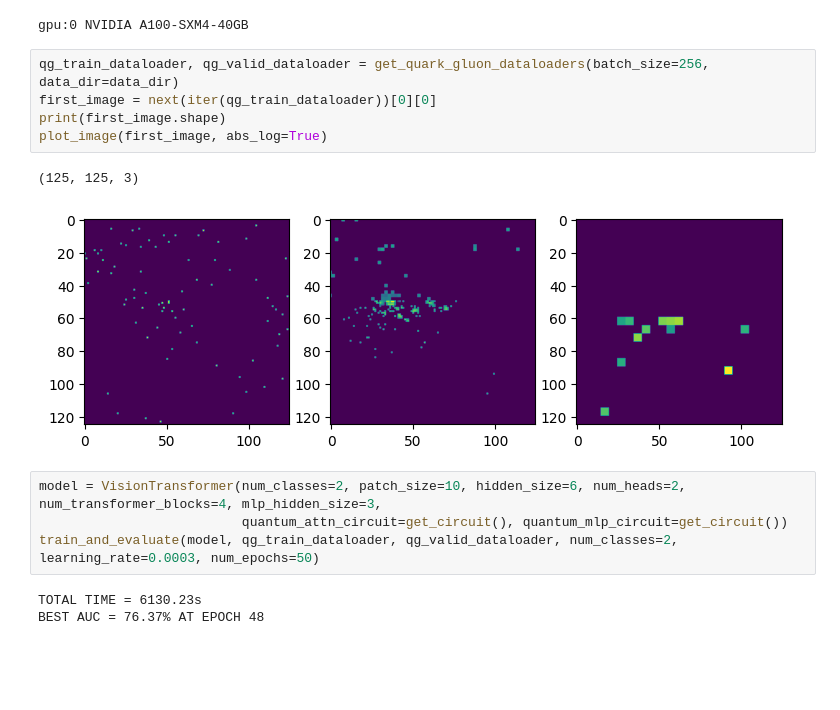
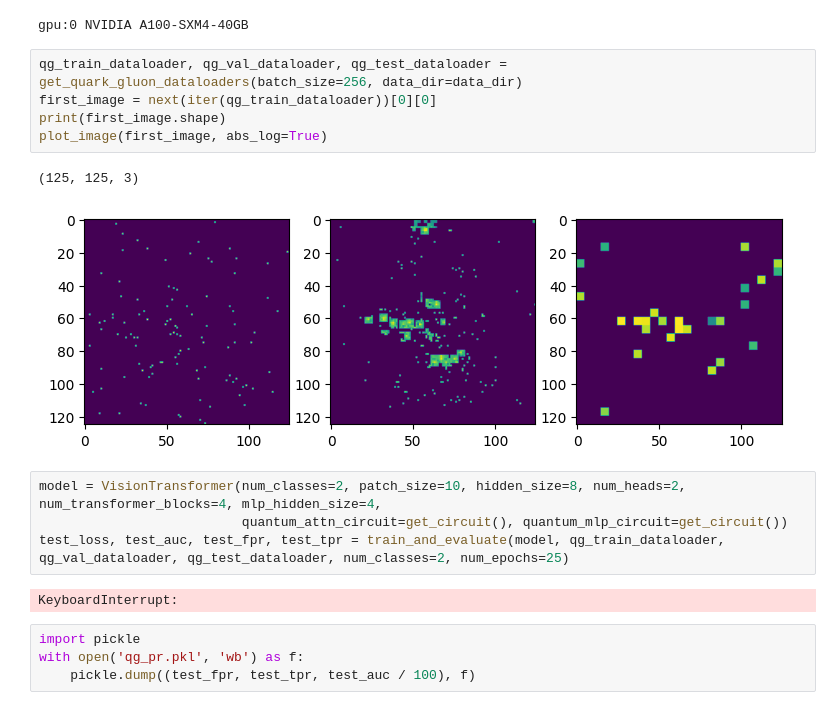
Before and after one commit to salcc/QuantumTransformers, a Jupyter notebook: notebooks/quantum/quark-gluon.ipynb, the cells around one changed output. Saved outputs shown, nothing was run; the diff lists cells and outputs as text; blank space fills up the shorter version.

Commit message:
Evaluate with whole quark-gluon dataset

```diff
--- a/notebooks/quantum/quark-gluon.ipynb
+++ b/notebooks/quantum/quark-gluon.ipynb
@@ -30,17 +30,20 @@ for d in jax.devices():
 # %% [output]
 gpu:0 NVIDIA A100-SXM4-40GB
 # %%
-qg_train_dataloader, qg_valid_dataloader = get_quark_gluon_dataloaders(batch_size=256, data_dir=data_dir)
+qg_train_dataloader, qg_val_dataloader, qg_test_dataloader = get_quark_gluon_dataloaders(batch_size=256, data_dir=data_dir)
 first_image = next(iter(qg_train_dataloader))[0][0]
 print(first_image.shape)
 plot_image(first_image, abs_log=True)
 # %% [output]
 (125, 125, 3)
-[figure, old version]
+[figure, new version]
 # %%
-model = VisionTransformer(num_classes=2, patch_size=10, hidden_size=6, num_heads=2, num_transformer_blocks=4, mlp_hidden_size=3,
+model = VisionTransformer(num_classes=2, patch_size=10, hidden_size=8, num_heads=2, num_transformer_blocks=4, mlp_hidden_size=4,
                           quantum_attn_circuit=get_circuit(), quantum_mlp_circuit=get_circuit())
-train_and_evaluate(model, qg_train_dataloader, qg_valid_dataloader, num_classes=2, learning_rate=0.0003, num_epochs=50)
+test_loss, test_auc, test_fpr, test_tpr = train_and_evaluate(model, qg_train_dataloader, qg_val_dataloader, qg_test_dataloader, num_classes=2, num_epochs=25)
 # %% [output]
-TOTAL TIME = 6130.23s
-BEST AUC = 76.37% AT EPOCH 48
+KeyboardInterrupt:
+# %%
+import pickle
+with open('qg_pr.pkl', 'wb') as f:
+    pickle.dump((test_fpr, test_tpr, test_auc / 100), f)
```
Also changed, not shown: parts of 1 cell of this notebook, 3 other files.
